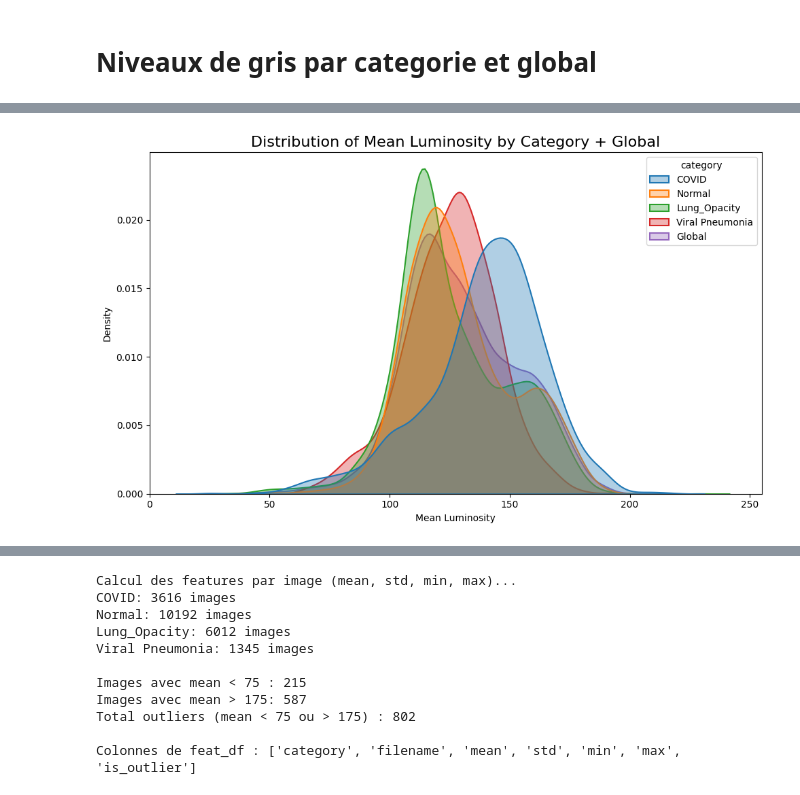
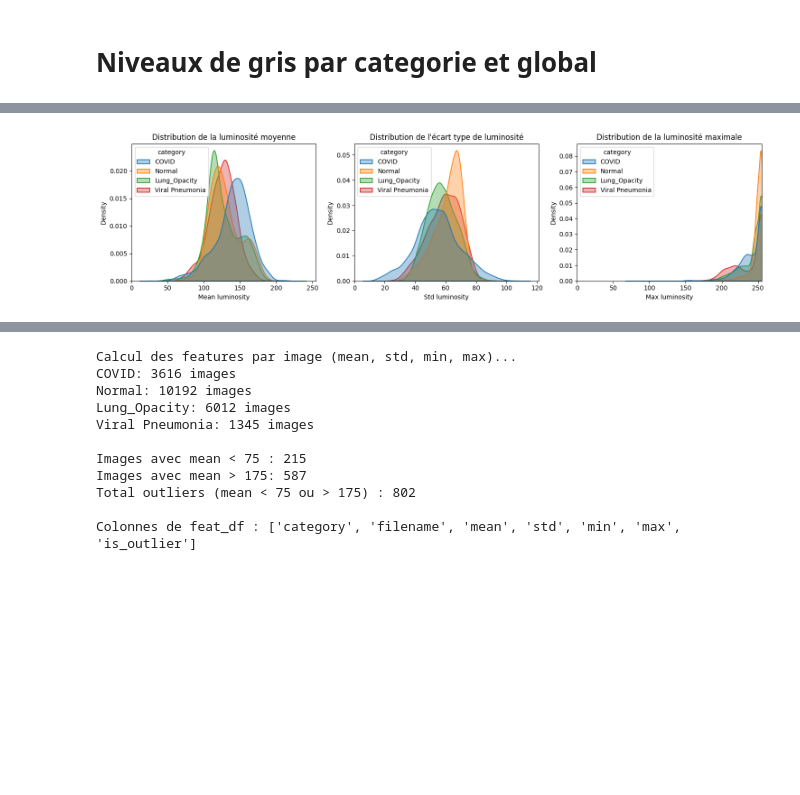
Before and after one commit to mar25-iia2-radiographies/mar25_radiographies_pulmonaires_covid19, a Jupyter notebook: notebooks/01_data_exploration.ipynb, the cells around one changed output, grey strips where cells are left out. Drawn from its saved outputs; the diff is of its cells as text; code cells hidden in the pictures; blank space fills up the shorter version.

```diff
--- a/notebooks/01_data_exploration.ipynb
+++ b/notebooks/01_data_exploration.ipynb
@@ -744,12 +747,11 @@ import pandas as pd
 import matplotlib.pyplot as plt
 import seaborn as sns
 
-# Chemins
-base_path = Path("/kaggle/input/covid19-radiography-database")
+# On réutilise base_path défini plus haut
 data_path = base_path / "COVID-19_Radiography_Dataset"
 categories = ['COVID', 'Normal', 'Lung_Opacity', 'Viral Pneumonia']
 
-print("\nCalcul de la luminosité moyenne par image...")
+print("\nCalcul de la luminosité moyenne / std / max par image...")
 
 rows = []
 
@@ -762,41 +764,96 @@ for cat in categories:
         try:
             img = Image.open(img_path).convert('L')
             arr = np.array(img, dtype=np.float32)
-            mean_lum = arr.mean()
             rows.append({
                 'category': cat,
                 'filename': img_path.name,
-                'mean_luminosity': mean_lum
+                'mean_luminosity': arr.mean(),
+                'std_luminosity': arr.std(),
+                'max_luminosity': arr.max()
             })
         except:
             continue
 
 lum_df = pd.DataFrame(rows)
 
-# Ajout de la catégorie globale
-global_df = lum_df.copy()
-global_df['category'] = 'Global'
-lum_all = pd.concat([lum_df, global_df], ignore_index=True)
+print("\nStatistiques descriptives par catégorie :")
+print(
+    lum_df.groupby('category')[['mean_luminosity',
+                                'std_luminosity',
+                                'max_luminosity']].describe().round(2)
+)
 
-print("\nStatistiques par catégorie (y compris Global) :")
-print(lum_all.groupby('category')['mean_luminosity'].describe().round(2))
+# ================== GRAPHE KDE MEAN / STD / MAX ==================
+plt.figure(figsize=(15, 4))
 
-# ================== GRAPHE KDE ==================
-plt.figure(figsize=(10, 6))
+plt.subplot(1, 3, 1)
 sns.kdeplot(
-    data=lum_all,
+    data=lum_df,
     x='mean_luminosity',
     hue='category',
     fill=True,
     common_norm=False,
     alpha=0.35,
-    linewidth=1.5
+    linewidth=1.3
 )
-
-plt.title("Distribution of Mean Luminosity by Category + Global", fontsize=16)
-plt.xlabel("Mean Luminosity")
+plt.title("Distribution de la luminosité moyenne")
+plt.xlabel("Mean luminosity")
 plt.ylabel("Density")
 plt.xlim(0, 255)
+
+plt.subplot(1, 3, 2)
+sns.kdeplot(
+    data=lum_df,
+    x='std_luminosity',
+    hue='category',
+    fill=True,
+    common_norm=False,
+    alpha=0.35,
+    linewidth=1.3
+)
+plt.title("Distribution de l'écart type de luminosité")
+plt.xlabel("Std luminosity")
+plt.ylabel("Density")
+
+plt.subplot(1, 3, 3)
+sns.kdeplot(
+    data=lum_df,
+    x='max_luminosity',
+    hue='category',
+    fill=True,
+    common_norm=False,
+    alpha=0.35,
+    linewidth=1.3
+)
+plt.title("Distribution de la luminosité maximale")
+plt.xlabel("Max luminosity")
+plt.ylabel("Density")
+plt.xlim(0, 255)
+
 plt.tight_layout()
 plt.show()
+
+# ================== BOXPLOTS RÉSUMÉS ==================
+plt.figure(figsize=(15, 4))
+
+plt.subplot(1, 3, 1)
+sns.boxplot(data=lum_df, x='category', y='mean_luminosity')
+plt.title('Mean luminosity')
+plt.xlabel('Category')
+plt.ylabel('Mean')
+
+plt.subplot(1, 3, 2)
+sns.boxplot(data=lum_df, x='category', y='std_luminosity')
+plt.title('Std luminosity')
+plt.xlabel('Category')
+plt.ylabel('Std')
+
+plt.subplot(1, 3, 3)
+sns.boxplot(data=lum_df, x='category', y='max_luminosity')
+plt.title('Max luminosity')
+plt.xlabel('Category')
+plt.ylabel('Max')
+
+plt.tight_layout()
+plt.show()
 # %% [output]
@@ -817 +877 @@ Viral Pneumonia   1345.0  125.37  18.98  64.77  113.50  126.86  137.79  193.69
-[figure, old version]
+[figure, new version]
```
Also changed, not shown: parts of 8 cells of this notebook.
